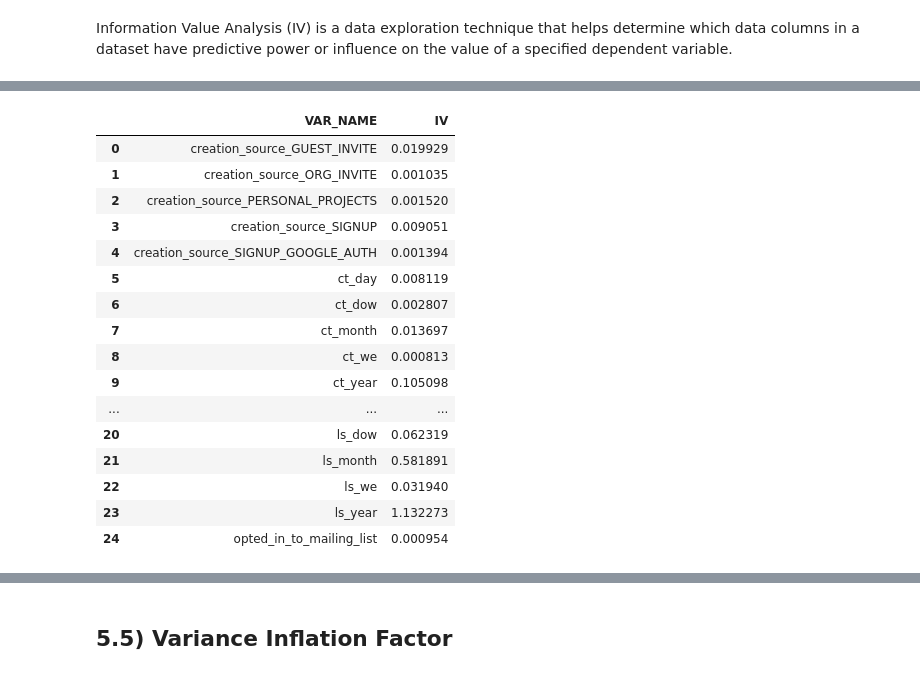
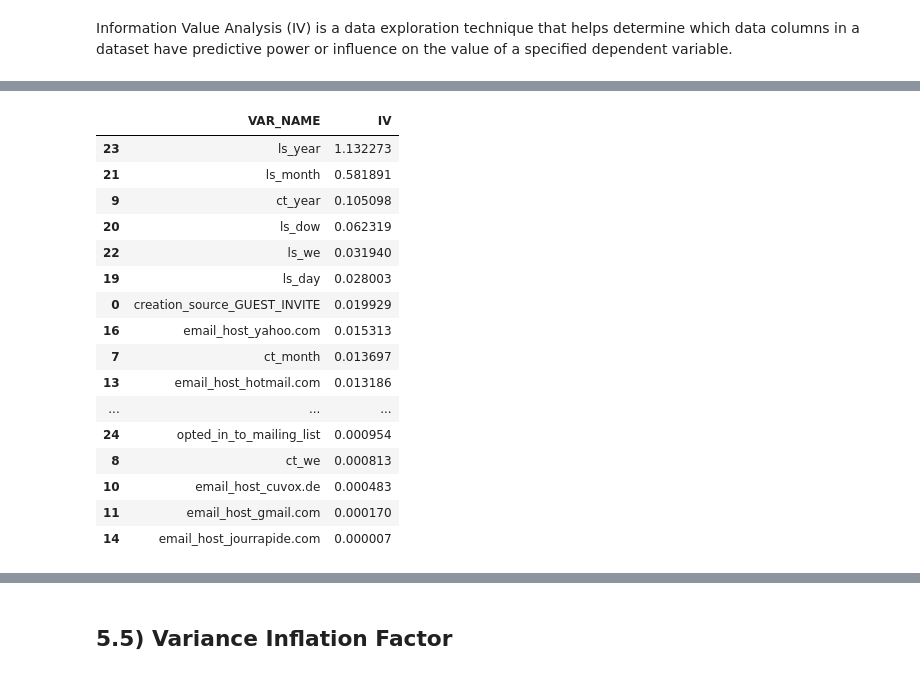
Before and after one commit to milesin3d/Springboard-MiniProjects, a Jupyter notebook: Relax Inc/Relax Inc.ipynb, the cells around one changed output, grey strips where cells are left out. Drawn from its saved outputs; the diff is of its cells as text; code cells hidden in the pictures.

```diff
--- a/Relax Inc/Relax Inc.ipynb
+++ b/Relax Inc/Relax Inc.ipynb
@@ -1287,26 +1287,26 @@ final_iv.head()
 | 2 | enabled_for_marketing_drip | 0 | 0 | 5232 | 980 | 0.187309 | 4252 | 0.812691 | 0.835465 | ... |
 | 3 | enabled_for_marketing_drip | 1 | 1 | 944 | 193 | 0.204449 | 751 | 0.795551 | 0.164535 | ... |
 | 4 | ct_year | 2012 | 2013 | 4346 | 958 | 0.220433 | 3388 | 0.779567 | 0.816709 | ... |
-# %%
-IV
-# %% [output]
-|  | VAR_NAME | IV |
-| 0 | creation_source_GUEST_INVITE | 0.019929 |
-| 1 | creation_source_ORG_INVITE | 0.001035 |
-| 2 | creation_source_PERSONAL_PROJECTS | 0.001520 |
-| 3 | creation_source_SIGNUP | 0.009051 |
-| 4 | creation_source_SIGNUP_GOOGLE_AUTH | 0.001394 |
-| 5 | ct_day | 0.008119 |
-| 6 | ct_dow | 0.002807 |
-| 7 | ct_month | 0.013697 |
-| 8 | ct_we | 0.000813 |
-| 9 | ct_year | 0.105098 |
-| ... | ... | ... |
-| 20 | ls_dow | 0.062319 |
-| 21 | ls_month | 0.581891 |
-| 22 | ls_we | 0.031940 |
-| 23 | ls_year | 1.132273 |
-| 24 | opted_in_to_mailing_list | 0.000954 |
+# %%
+IV.sort_values(['IV'], ascending=False)
+# %% [output]
+|  | VAR_NAME | IV |
+| 23 | ls_year | 1.132273 |
+| 21 | ls_month | 0.581891 |
+| 9 | ct_year | 0.105098 |
+| 20 | ls_dow | 0.062319 |
+| 22 | ls_we | 0.031940 |
+| 19 | ls_day | 0.028003 |
+| 0 | creation_source_GUEST_INVITE | 0.019929 |
+| 16 | email_host_yahoo.com | 0.015313 |
+| 7 | ct_month | 0.013697 |
+| 13 | email_host_hotmail.com | 0.013186 |
+| ... | ... | ... |
+| 24 | opted_in_to_mailing_list | 0.000954 |
+| 8 | ct_we | 0.000813 |
+| 10 | email_host_cuvox.de | 0.000483 |
+| 11 | email_host_gmail.com | 0.000170 |
+| 14 | email_host_jourrapide.com | 0.000007 |
 # %%
 features = list(IV[(IV['IV'] >= 0.01) & (IV['IV'] <= 0.8)]['VAR_NAME'])
 X2 = X_train[features]
```
Also changed, not shown: parts of 47 cells of this notebook.
